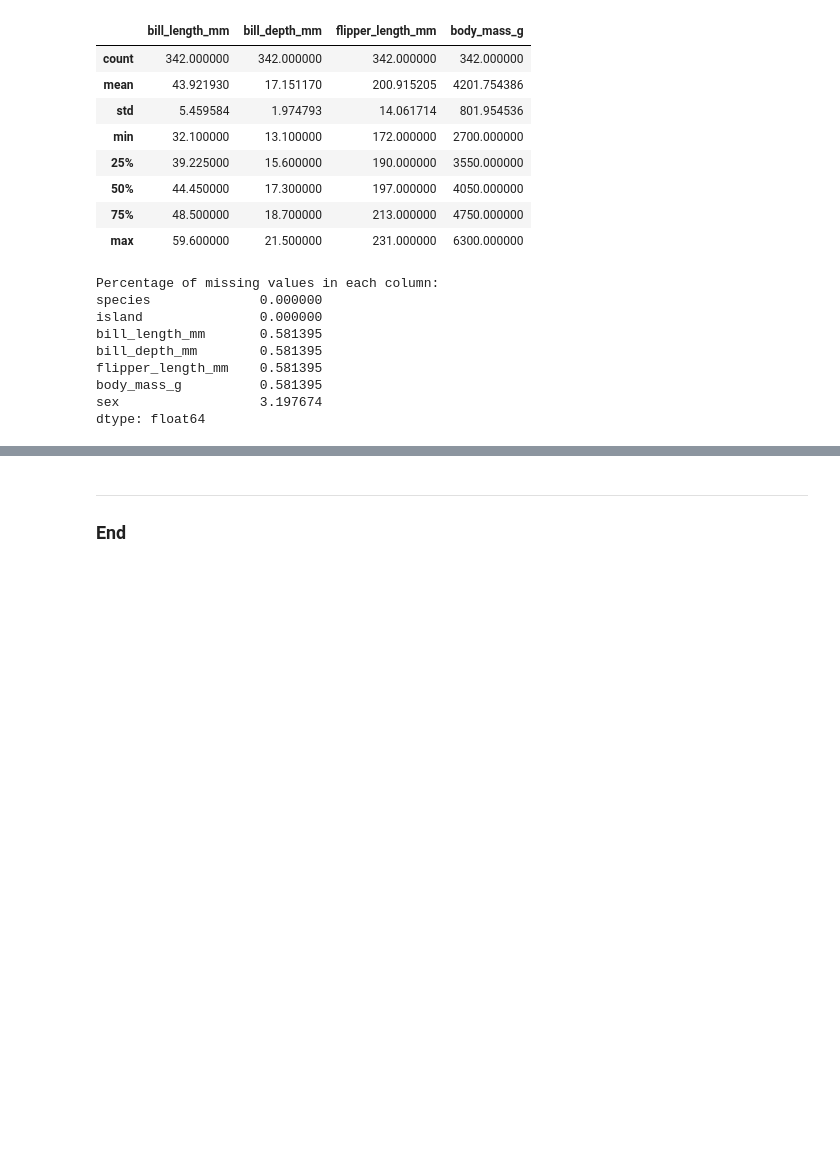
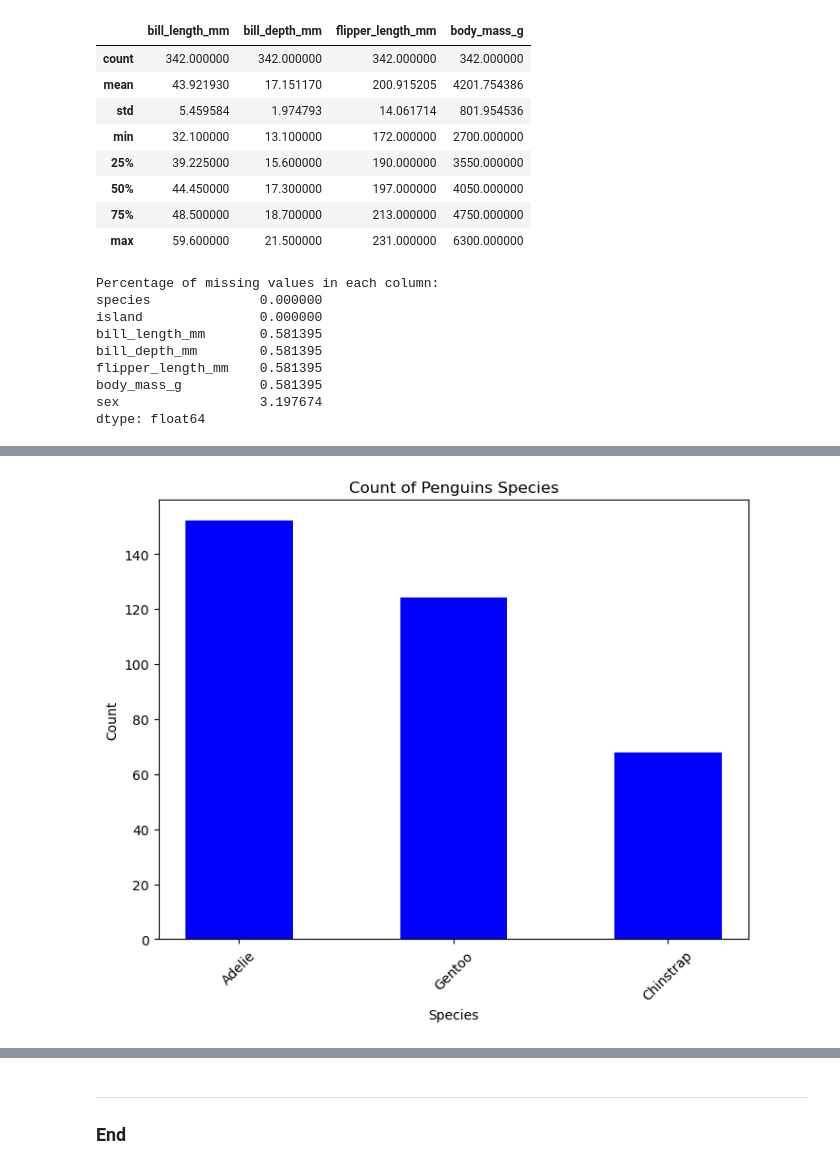
Before and after one commit to Grainne10/myproject, a Jupyter notebook: penguins.ipynb, the cells around one changed output, grey strips where cells are left out. Cells and saved outputs as stored; diff of their text form; code cells hidden in the pictures; blank space fills up the shorter version.

Commit message:
Upload Bar Chart and Histogram

```diff
--- a/penguins.ipynb
+++ b/penguins.ipynb
@@ -164,0 +171,17 @@ dtype: float64
+# %%
+
+# We can count the number of different species and show this on a bar chart.
+# The bar chart is used to compare discrete variables and so is suitable to count the number of penguins by species in a graphical format.
+
+species_count = df['species'].value_counts()
+
+plt.figure(figsize=(8, 6))
+plt.bar(species_count.index, species_count.values, color ='blue', width=0.5)
+plt.title('Count of Penguins Species')
+plt.xlabel('Species')
+plt.ylabel('Count')
+plt.xticks(rotation=45)
+plt.savefig('Count of penguin Species')
+plt.show()
+# %% [output]
+[figure, added]
```
Also changed, not shown: parts of 6 cells of this notebook, 3 other files.
